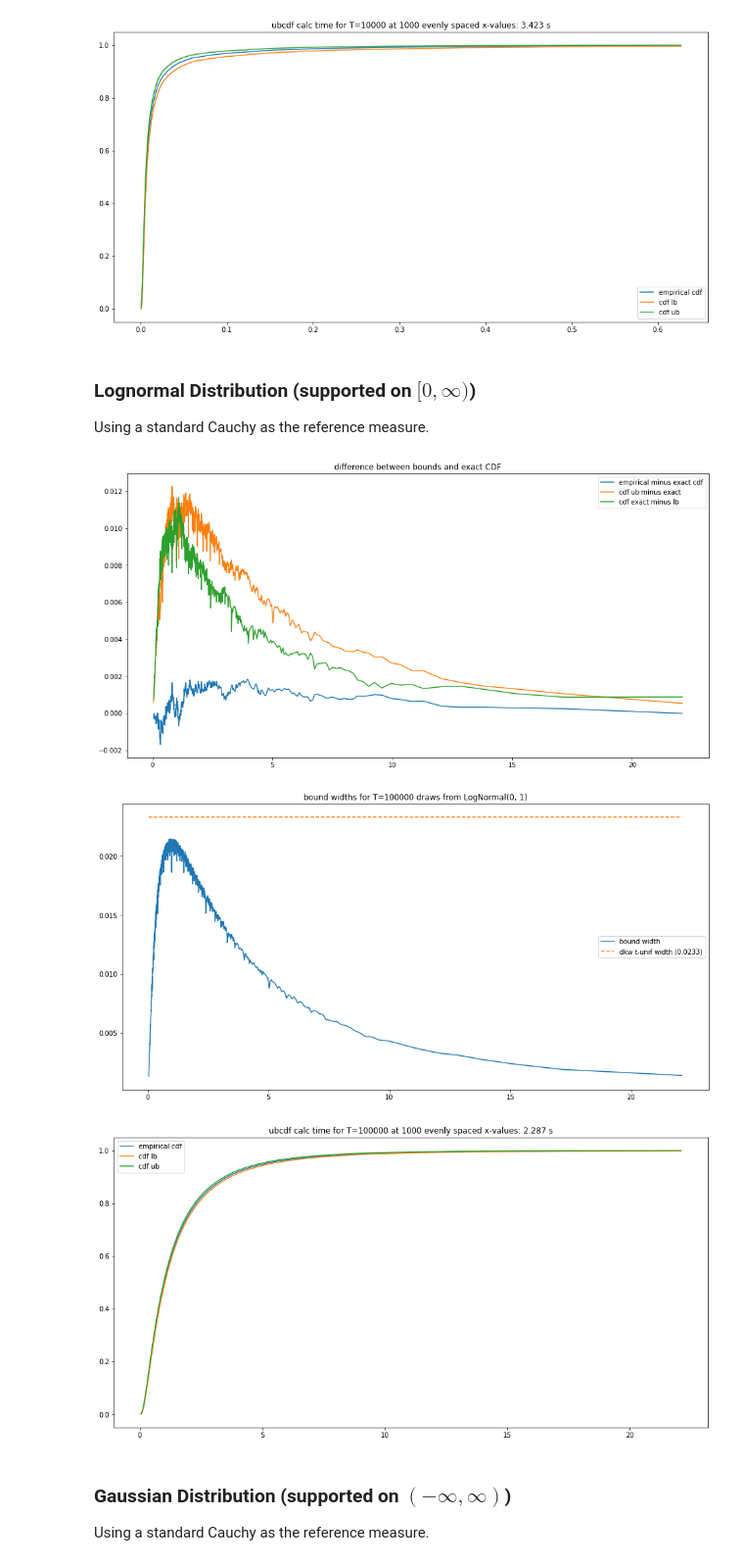
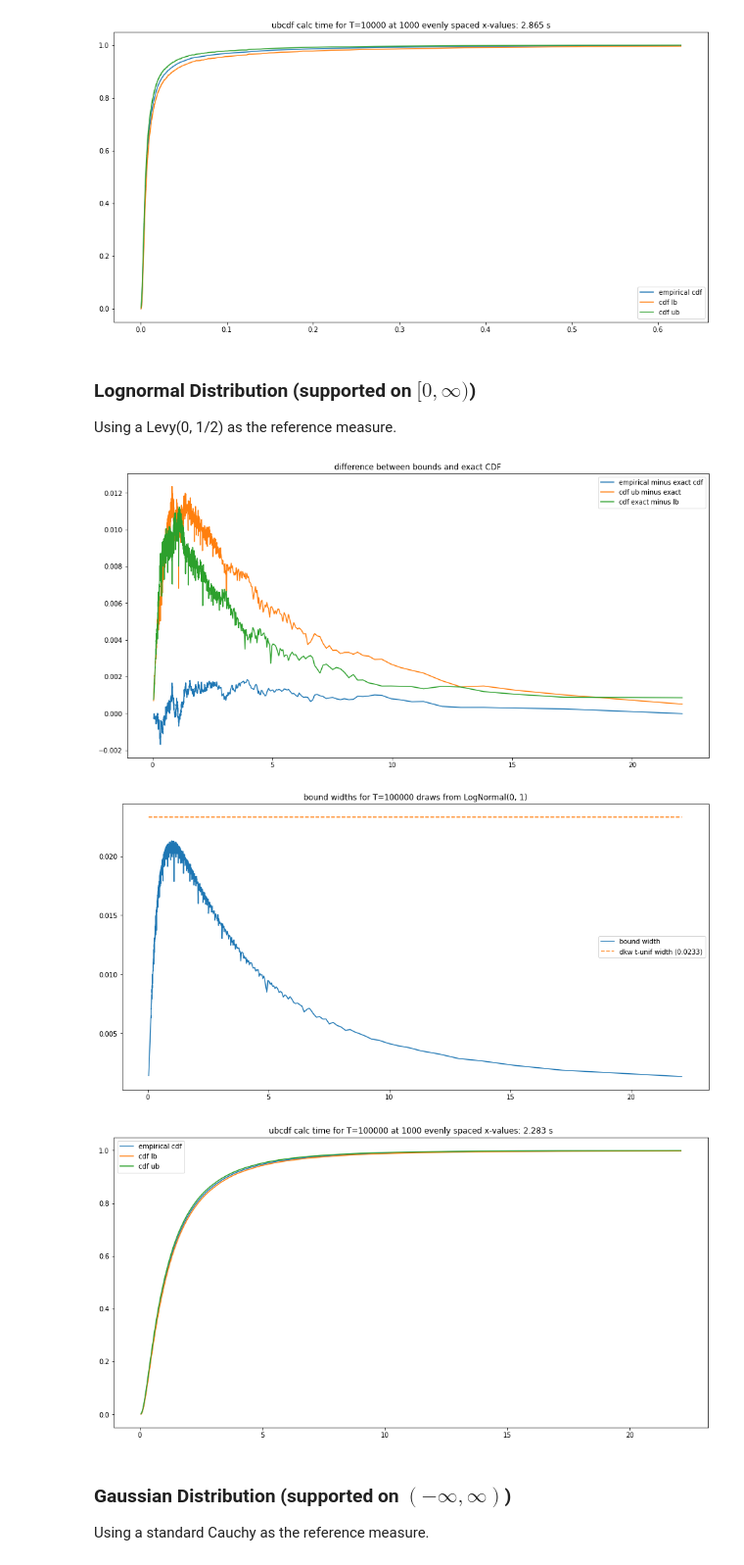
Before and after one commit to microsoft/csrobust, a Jupyter notebook: csnsquantile.ipynb, the cells around one changed output. Shown at 98% size. Cells and saved outputs as stored; diff of their text form; code cells hidden in the pictures.

Commit message:
levy for non-negative

```diff
--- a/csnsquantile.ipynb
+++ b/csnsquantile.ipynb
@@ -401,40 +389,37 @@ flass(4550)
 [figure]
 # %% [markdown]
 ### Lognormal Distribution (supported on $[0, \infty)$)
-Using a standard Cauchy as the reference measure.
+Using a Levy(0, 1/2) as the reference measure.
 # %%
 def flass(seed=4546):
-    from math import exp, erfc, log, sqrt, atan, pi, tan
-    # scipy is stupid slow for some reason
-    #from scipy.stats import cauchy, lognorm
-    from scipy.special import betainc
+    from math import exp, erf, erfc, log, sqrt, atan, pi, tan
+    from scipy.special import erfinv, erfcinv
     from numpy.random import default_rng
 
     mu, sigma = 0, 1
     T = 100000
 
     rng = default_rng(seed)
     data = rng.lognormal(mu, sigma, size=T)
 
     Anon = lambda **kwargs: type("Object", (), kwargs)()
 
     true = Anon(desc = f'LogNormal({mu}, {sigma})',
                 cdf = lambda slf, x: 0 if x <= 0 else 1/2 * erfc((mu - log(x))/(sqrt(2)*sigma)),
                )
 
-    #ref = cauchy()
-    ref = Anon(cdf = lambda slf, x: 1/2 + atan(x)/pi,
-               ppf = lambda slf, x: tan(pi*(x - 1/2)),
-               sf = lambda slf, x: 1/2 - atan(x)/pi,
-               isf = lambda slf, x: -tan(pi*(x - 1/2)),
+    ref = Anon(cdf = lambda slf, x: erfc((1/2) * 1/sqrt(x)),
+               ppf = lambda slf, x: 1/(4 * erfcinv(x)**2),
+               sf = lambda slf, x: erf((1/2) * 1/sqrt(x)),
+               isf = lambda slf, x: 1/(4 * erfinv(x)**2),
               )
 
     plotit(data, true, ref)
 
 flass()
 # %% [output]
-[figure, old version]
+[figure, new version]
-[figure, old version]
+[figure, new version]
 [figure]
 # %% [markdown]
 ### Gaussian Distribution (supported on $(-\infty, \infty)$)
```
Also changed, not shown: parts of 5 cells of this notebook.
